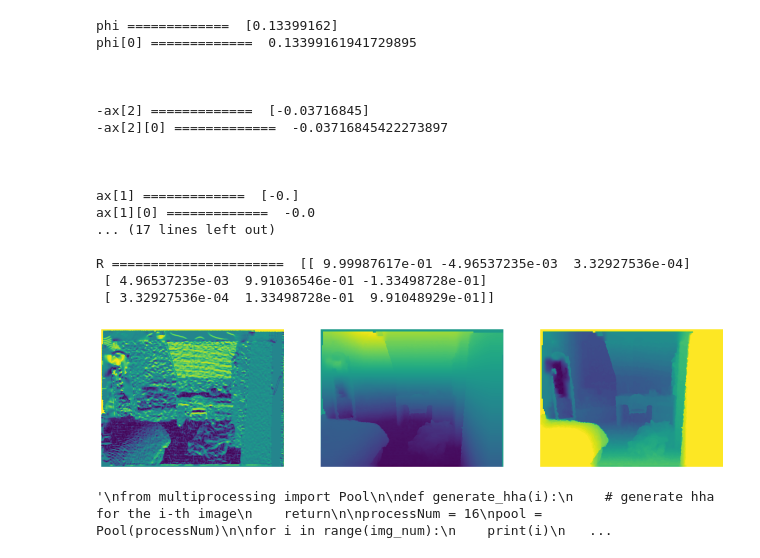
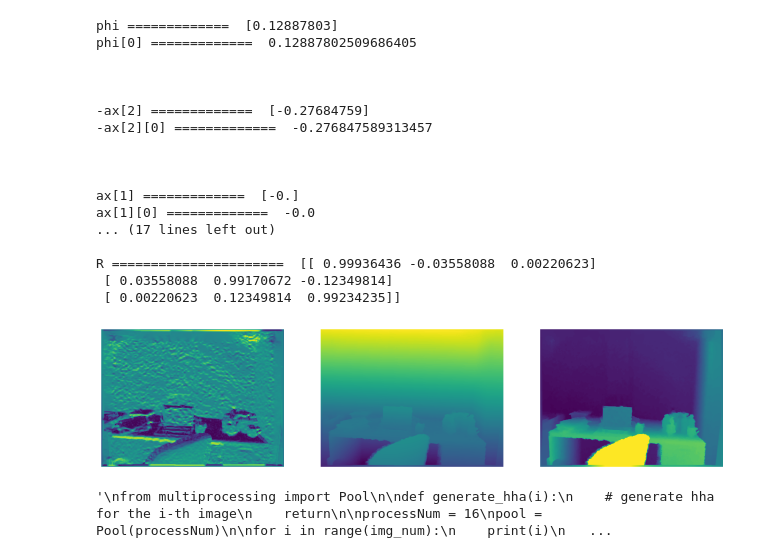
Before and after one commit to ek234/RCNN-depth-py, a Jupyter notebook: hha_encoding/hha.ipynb, the cells around one changed output. Saved outputs shown, nothing was run; the diff lists cells and outputs as text; code cells hidden in the pictures.

```diff
--- a/hha_encoding/hha.ipynb
+++ b/hha_encoding/hha.ipynb
@@ -9,10 +9,11 @@ from matplotlib import pyplot as plt
 from utils_hha.rgbd_util import processDepthImage
 from utils_hha.getCameraParam import getCameraParam
 # %%
-root='../rgb_depth_imgs/'
+root='../nyudv2'
 # %%
 def getImage (filename) :
-    D = cv2.imread(os.path.join(root, filename), cv2.COLOR_BGR2GRAY)/10000
+    # D = cv2.imread(os.path.join(root, "depth", filename), cv2.COLOR_BGR2GRAY)/10000
+    D = np.load(os.path.join(root, "depth", filename))
     return D
 # %%
 def getHHA(D, RD):
@@ -45,39 +46,39 @@ def getHHA(D, RD):
     HHA = I.astype(np.uint8)
     return HHA
 # %%
-image_num = '00001'
+image_num = '3'
 
-D = getImage(f"depth_{image_num}.png")
+D = getImage(f"{image_num}.npy")
 hha_complete = getHHA(D, D)
-cv2.imwrite(os.path.join(root, f"hha_{image_num}.png"), hha_complete)
+cv2.imwrite(os.path.join(root, "hha", f"{image_num}.png"), hha_complete)
 
 _, subplts = plt.subplots(1, 3, figsize=(15, 15))
 subplts[0].imshow(hha_complete[:, :, 0])
 subplts[0].axis('off')
 subplts[1].imshow(hha_complete[:, :, 1])
 subplts[1].axis('off')
 subplts[2].imshow(hha_complete[:, :, 2])
 subplts[2].axis('off')
 plt.show()
 # %% [output]
-phi =============  [0.13399162]
-phi[0] =============  0.13399161941729895
+phi =============  [0.12887803]
+phi[0] =============  0.12887802509686405
 
 
 
--ax[2] =============  [-0.03716845]
--ax[2][0] =============  -0.03716845422273897
+-ax[2] =============  [-0.27684759]
+-ax[2][0] =============  -0.276847589313457
 
 
 
 ax[1] =============  [-0.]
 ax[1][0] =============  -0.0
 ... (17 lines left out)
 
-R ======================  [[ 9.99987617e-01 -4.96537235e-03  3.32927536e-04]
- [ 4.96537235e-03  9.91036546e-01 -1.33498728e-01]
- [ 3.32927536e-04  1.33498728e-01  9.91048929e-01]]
+R ======================  [[ 0.99936436 -0.03558088  0.00220623]
+ [ 0.03558088  0.99170672 -0.12349814]
+ [ 0.00220623  0.12349814  0.99234235]]
-[figure, old version]
+[figure, new version]
 # %%
 ''' multi-peocessing example '''
 '''
```
